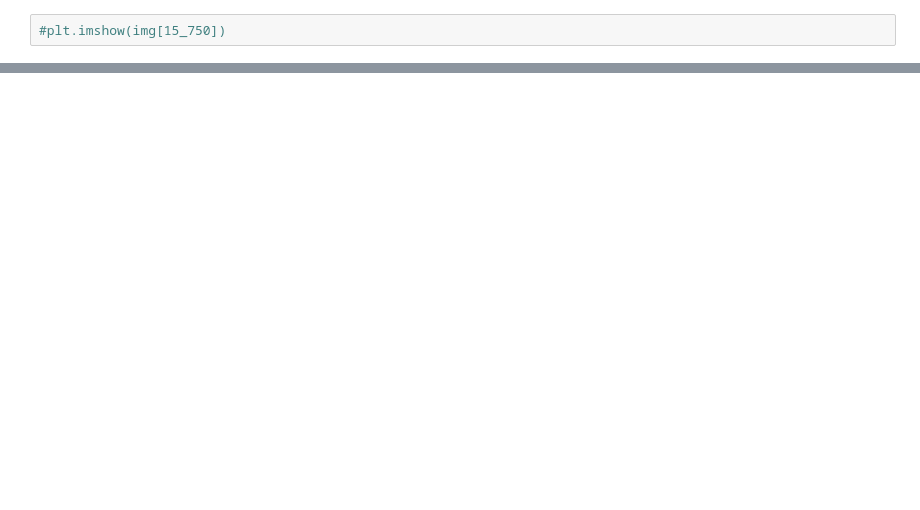
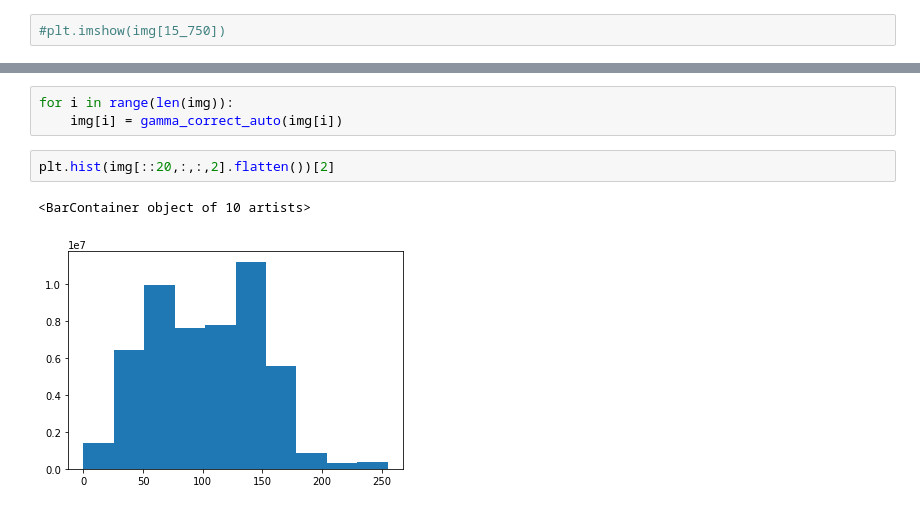
Before and after one commit to rgilman33/bespoke, a Jupyter notebook: nb/4_viz.ipynb, the cells around one changed output, grey strips where cells are left out. Saved outputs shown, nothing was run; the diff lists cells and outputs as text; blank space fills up the shorter version.

```diff
--- a/nb/4_viz.ipynb
+++ b/nb/4_viz.ipynb
@@ -273,0 +274,8 @@ img.mean()
+# %%
+for i in range(len(img)):
+    img[i] = gamma_correct_auto(img[i])
+# %%
+plt.hist(img[::20,:,:,2].flatten())[2]
+# %% [output]
+<BarContainer object of 10 artists>
+[figure, added]
```
Also changed, not shown: parts of 35 cells of this notebook, 17 other files.
